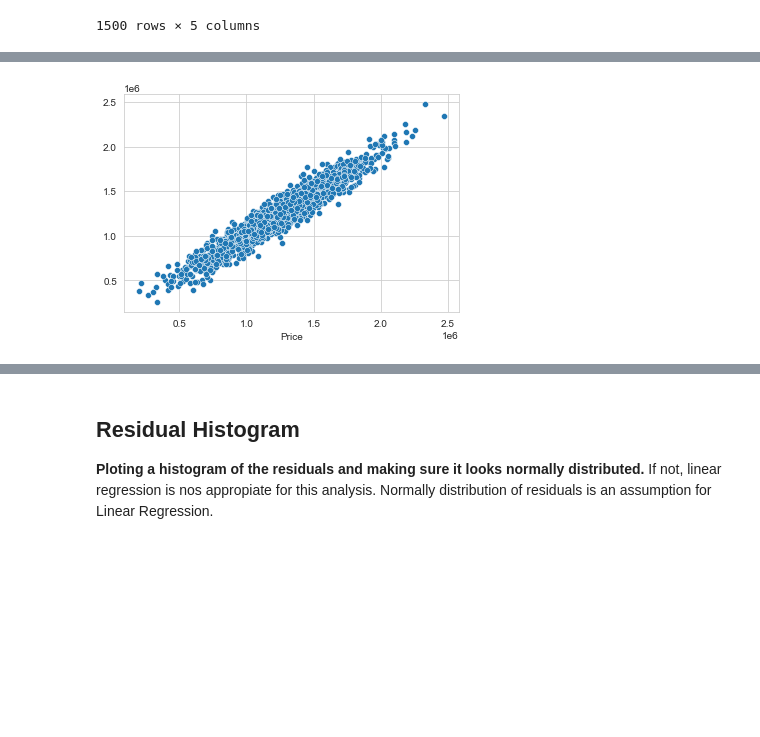
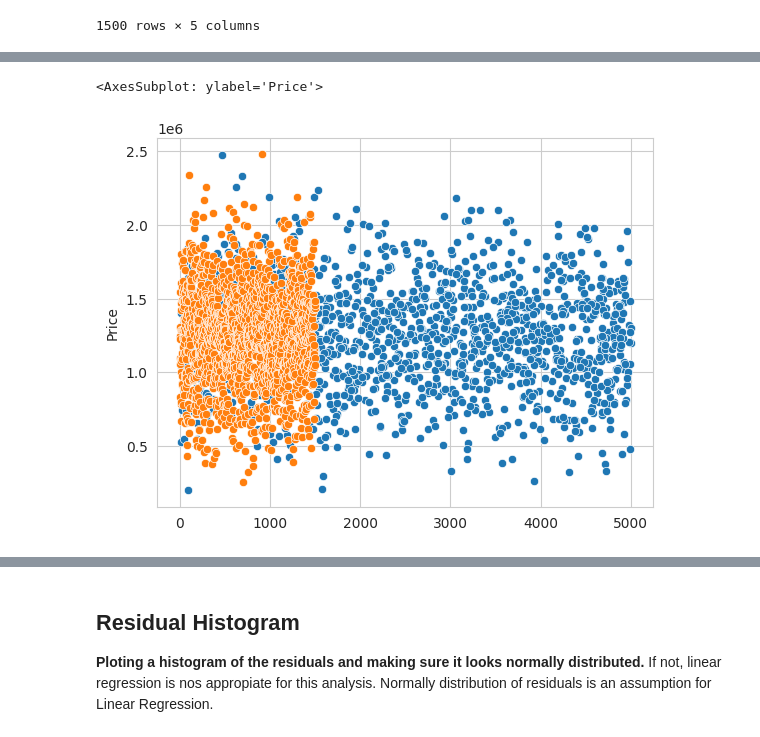
Before and after one commit to fercardiaz-tbs/DSPT_TBS_SVL_0923, a Jupyter notebook: 3-Machine_Learning/1-Supervisado/1-Regression/1-Linear_Regression/1_usa-housing-linear-regression.ipynb, the cells around one changed output, grey strips where cells are left out. Cells and saved outputs as stored; diff of their text form; code cells hidden in the pictures; blank space fills up the shorter version.

```diff
--- a/3-Machine_Learning/1-Supervisado/1-Regression/1-Linear_Regression/1_usa-housing-linear-regression.ipynb
+++ b/3-Machine_Learning/1-Supervisado/1-Regression/1-Linear_Regression/1_usa-housing-linear-regression.ipynb
@@ -244,6 +253,8 @@ array([1308536.13592619, 1237122.72746475, 1243835.62817066, ...,
 # %%
-sns.scatterplot(y_test, predictions);
+sns.scatterplot(y_test)
+sns.scatterplot(predictions)
 # %% [output]
+<AxesSubplot: ylabel='Price'>
-[figure, old version]
+[figure, new version]
 # %%
 new_home = np.array([[100000, 20, 8, 9, 100000],
```
Also changed, not shown: parts of 15 cells of this notebook.
